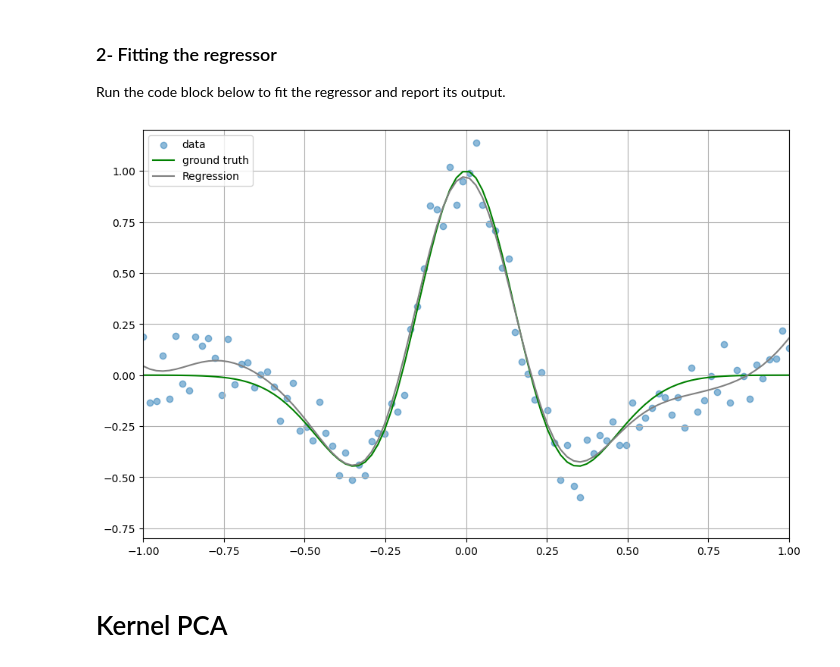
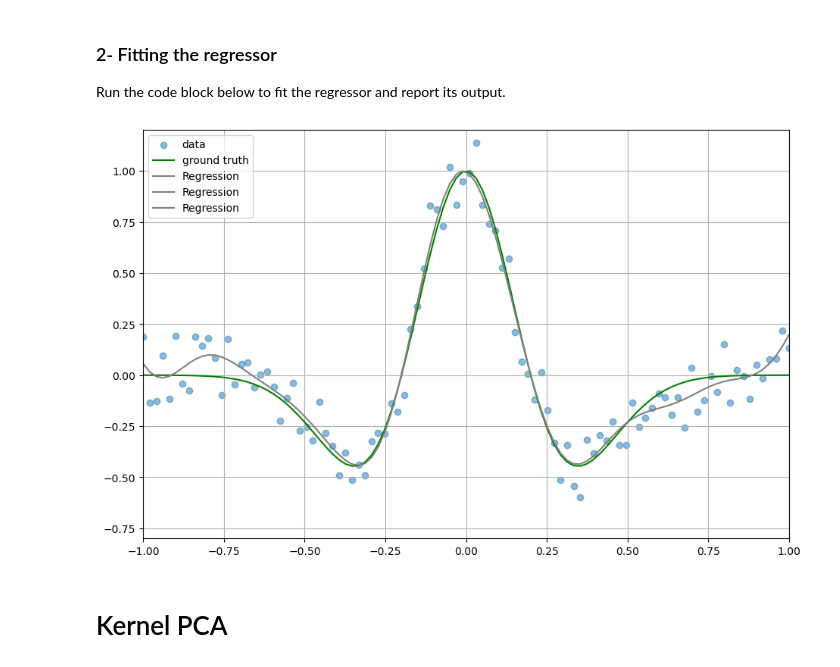
Before and after one commit to roomate/MVA-Projects, a Jupyter notebook: Kernel_Methods/homework2.ipynb, the cells around one changed output. Drawn from its saved outputs; the diff is of its cells as text; code cells hidden in the pictures.

```diff
--- a/Kernel_Methods/homework2.ipynb
+++ b/Kernel_Methods/homework2.ipynb
@@ -46,11 +46,12 @@ class RBF:
         self.sigma = sigma  ## the variance of the kernel
     def kernel(self,X,Y):
         ## Input vectors X and Y of shape Nxd and Mxd
-        p,d = X.shape
-        n,d = Y.shape
-        X = np.reshape(X,(p,1,d))
-        Y = np.reshape(Y,(1,n,d))
-        D = np.sum((X - Y)**2, axis = 2)
+        p = X.shape[0]
+        n = Y.shape[0]
+        dim = X.shape[1:]
+        X = np.reshape(X, (p,1) + dim)
+        Y = np.reshape(Y, (1,n) + dim)
+        D = np.sum((X - Y)**2, axis = -1)
         return  np.exp(-D/(self.sigma**2)) ## Matrix of shape NxM
 # %%
 class Linear:
@@ -297,16 +319,19 @@ class MultivariateKernelRR:
 
 Run the code block below to fit the regressor and report its output.
 # %%
-sigma = 0.2 #TODO: provide a reasonable value
-lmbda= 1e-1 #TODO: provide a reasonable value
+sigma = 0.2
+lmbda= 1e-3
 kernel = RBF(sigma).kernel
-model = KernelRR(kernel, lmbda=lmbda)
-model.fit(train_set['x'].reshape(-1,1),train_set['y'])
-train_set_x = train_set['x'].reshape(train_set['x'].shape[0],1)
+model = MultivariateKernelRR(kernel, lmbda=lmbda)
+train_set_2D = np.repeat(train_set['y'][:,None], 3, axis = 1)
+train_set_2D[:,1] += 2
+train_set_2D[:,2] += 4
+model.fit(train_set['x'].reshape(-1,1), train_set_2D)
+train_set_x = train_set['x'].reshape(train_set['x'].shape[0], 1)
 train_set_y = train_set['y'].reshape(train_set['y'].shape[0], 1)
 plotRegression(train_set['x'], train_set['y'], Y_clean= train_set['y_clean'], model=model, label='Train')
 # %% [output]
-[figure, old version]
+[figure, new version]
 # %% [markdown]
 # Kernel PCA
 # %% [markdown]
```
Also changed, not shown: parts of 23 cells of this notebook, 1 other file.
